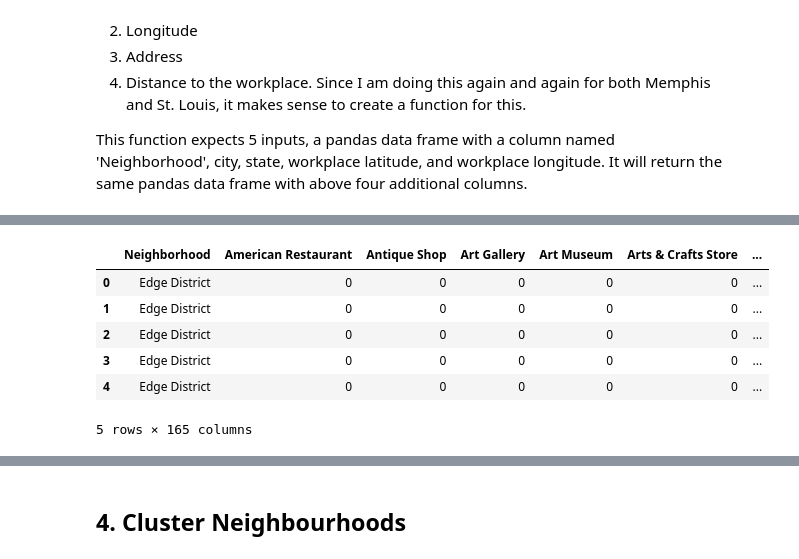
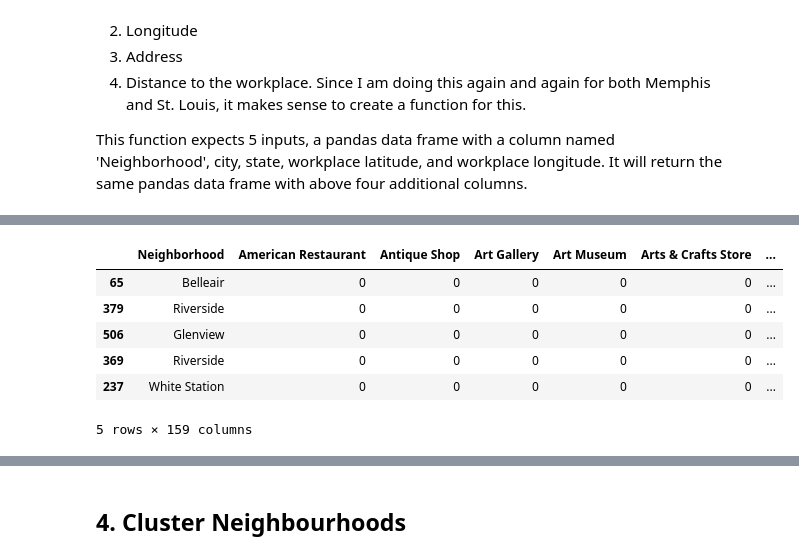
Before and after one commit to sumedhekaru/Analyzing-Neighborhoods, a Jupyter notebook: Battle_of_Neighborhood.ipynb, the cells around one changed output, grey strips where cells are left out. Drawn from its saved outputs; the diff is of its cells as text; code cells hidden in the pictures.

```diff
--- a/Battle_of_Neighborhood.ipynb
+++ b/Battle_of_Neighborhood.ipynb
@@ -295,2 +295,0 @@ Send the GET request and examine the resutls
-# %%
-results = rs.get(url).json()
@@ -311,16 +295,0 @@ def get_category_type(row):
-# %%
-venues = results['response']['groups'][0]['items']
-
-nearby_venues = json_normalize(venues) # flatten JSON
-
-# filter columns
-filtered_columns = ['venue.name', 'venue.categories', 'venue.location.lat', 'venue.location.lng']
-nearby_venues =nearby_venues.loc[:, filtered_columns]
-
-# filter the category for each row
-nearby_venues['venue.categories'] = nearby_venues.apply(get_category_type, axis=1)
-
-# clean columns
-nearby_venues.columns = [col.split(".")[-1] for col in nearby_venues.columns]
-
-nearby_venues.head()
@@ -334,5 +298,15 @@ nearby_venues.head()
 # %%
-def getNearbyVenues(names, latitudes, longitudes, radius=500):
+def getNearbyVenues(names, latitudes, longitudes, VERSION, radius=500, LIMIT = 100):
+# This function will return a pandas dataframe called nearby_venues
+#
+# Inputs: names - names of the neigbourhoods
+#         latitudes, logitudes - for the neighborhoods
+#         VERSION - version date in yyyymmdd format
+#         radias - search radius in meters (optional, default - 500 m)
+#         LIMIT - max number of venues per given neighborhood (optional, defult - 100)
+#
+# Output: pandas data frame with the field 'Neighborhood', 'Neighborhood Latitude',
+# 'Neighborhood Longitude', 'Venue', 'Venue Latitude', 'Venue Longitude', 'Venue Category'
 
     venues_list=[]
     for name, lat, lng in zip(names, latitudes, longitudes):
@@ -350,6 +324,7 @@ def getNearbyVenues(names, latitudes, longitudes, radius=500):
 
         # make the GET request
         try:
+          #print(rs.get(url).json())
             results = rs.get(url).json()["response"]['groups'][0]['items']
         except:
             print('Error: ' + name, end = '')
@@ -379,4 +356,8 @@ def getNearbyVenues(names, latitudes, longitudes, radius=500):
 # %%
-Memphis_venues = getNearbyVenues(names=df['Neighborhood'],
-                                    latitudes = df['Latitude'], longitudes = df['Longitude'])
+Memphis_venues = getNearbyVenues(names=memphis_df['Neighborhood'],
+                                    latitudes = memphis_df['Latitude'],
+                                    longitudes = memphis_df['Longitude'],
+                                    VERSION = '20180908')
+print(Memphis_venues.shape)
+Memphis_venues.head()
 # %% [output]
@@ -422,20 +428,20 @@ There are 164 uniques categories.
 # %%
 # one hot encoding
 Memphis_onehot = pd.get_dummies(Memphis_venues[['Venue Category']], prefix="", prefix_sep="")
 
 # add neighbourhood column back to dataframe
 Memphis_onehot['Neighborhood'] = Memphis_venues['Neighborhood']
 
 # move neighborhood column to the first column
 fixed_columns = [Memphis_onehot.columns[-1]] + list(Memphis_onehot.columns[:-1])
 Memphis_onehot = Memphis_onehot[fixed_columns]
 
-Memphis_onehot.head()
+Memphis_onehot.sample(n = 5)
 # %% [output]
 |  | Neighborhood | American Restaurant | Antique Shop | Art Gallery | Art Museum | Arts & Crafts Store | ... |
-| 0 | Edge District | 0 | 0 | 0 | 0 | 0 | ... |
-| 1 | Edge District | 0 | 0 | 0 | 0 | 0 | ... |
-| 2 | Edge District | 0 | 0 | 0 | 0 | 0 | ... |
-| 3 | Edge District | 0 | 0 | 0 | 0 | 0 | ... |
-| 4 | Edge District | 0 | 0 | 0 | 0 | 0 | ... |
+| 65 | Belleair | 0 | 0 | 0 | 0 | 0 | ... |
+| 379 | Riverside | 0 | 0 | 0 | 0 | 0 | ... |
+| 506 | Glenview | 0 | 0 | 0 | 0 | 0 | ... |
+| 369 | Riverside | 0 | 0 | 0 | 0 | 0 | ... |
+| 237 | White Station | 0 | 0 | 0 | 0 | 0 | ... |
-5 rows × 165 columns
+5 rows × 159 columns
```
Also changed, not shown: parts of 62 cells of this notebook.
